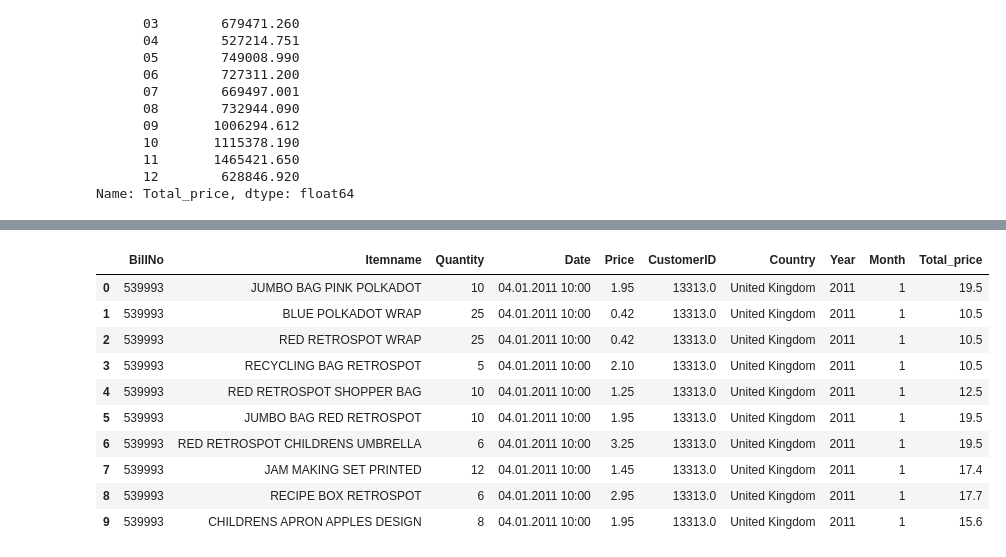
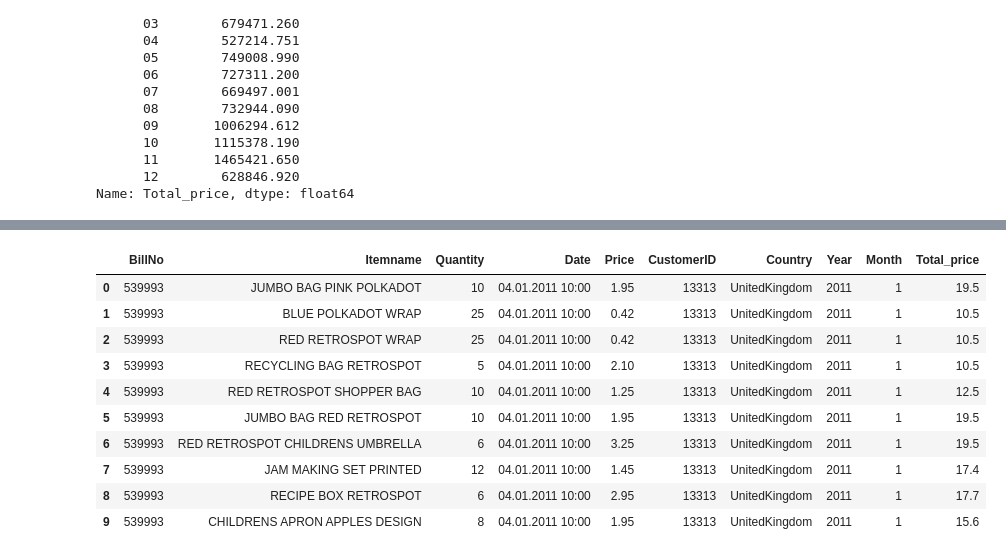
Before and after one commit to kundusandeepan/market_basket_analysis, a Jupyter notebook: Untitled.ipynb, the cells around one changed output, grey strips where cells are left out. Saved outputs shown, nothing was run; the diff lists cells and outputs as text; code cells hidden in the pictures.

```diff
--- a/Untitled.ipynb
+++ b/Untitled.ipynb
@@ -245,19 +243,19 @@ You should consider upgrading via the 'C:\Python310\python.exe -m pip install --
 # %%
 # File to Load
-data_df = pd.read_csv("Resources1\cleaneddata.csv")
+data_df = pd.read_csv("Resources1\cleaneddata1.csv")
 data_df.head(10)
 # %% [output]
 |  | BillNo | Itemname | Quantity | Date | Price | CustomerID | Country | Year | Month | Total_price |
-| 0 | 539993 | JUMBO BAG PINK POLKADOT | 10 | 04.01.2011 10:00 | 1.95 | 13313.0 | United Kingdom | 2011 | 1 | 19.5 |
-| 1 | 539993 | BLUE POLKADOT WRAP | 25 | 04.01.2011 10:00 | 0.42 | 13313.0 | United Kingdom | 2011 | 1 | 10.5 |
-| 2 | 539993 | RED RETROSPOT WRAP | 25 | 04.01.2011 10:00 | 0.42 | 13313.0 | United Kingdom | 2011 | 1 | 10.5 |
-| 3 | 539993 | RECYCLING BAG RETROSPOT | 5 | 04.01.2011 10:00 | 2.10 | 13313.0 | United Kingdom | 2011 | 1 | 10.5 |
-| 4 | 539993 | RED RETROSPOT SHOPPER BAG | 10 | 04.01.2011 10:00 | 1.25 | 13313.0 | United Kingdom | 2011 | 1 | 12.5 |
-| 5 | 539993 | JUMBO BAG RED RETROSPOT | 10 | 04.01.2011 10:00 | 1.95 | 13313.0 | United Kingdom | 2011 | 1 | 19.5 |
-| 6 | 539993 | RED RETROSPOT CHILDRENS UMBRELLA | 6 | 04.01.2011 10:00 | 3.25 | 13313.0 | United Kingdom | 2011 | 1 | 19.5 |
-| 7 | 539993 | JAM MAKING SET PRINTED | 12 | 04.01.2011 10:00 | 1.45 | 13313.0 | United Kingdom | 2011 | 1 | 17.4 |
-| 8 | 539993 | RECIPE BOX RETROSPOT | 6 | 04.01.2011 10:00 | 2.95 | 13313.0 | United Kingdom | 2011 | 1 | 17.7 |
-| 9 | 539993 | CHILDRENS APRON APPLES DESIGN | 8 | 04.01.2011 10:00 | 1.95 | 13313.0 | United Kingdom | 2011 | 1 | 15.6 |
+| 0 | 539993 | JUMBO BAG PINK POLKADOT | 10 | 04.01.2011 10:00 | 1.95 | 13313 | UnitedKingdom | 2011 | 1 | 19.5 |
+| 1 | 539993 | BLUE POLKADOT WRAP | 25 | 04.01.2011 10:00 | 0.42 | 13313 | UnitedKingdom | 2011 | 1 | 10.5 |
+| 2 | 539993 | RED RETROSPOT WRAP | 25 | 04.01.2011 10:00 | 0.42 | 13313 | UnitedKingdom | 2011 | 1 | 10.5 |
+| 3 | 539993 | RECYCLING BAG RETROSPOT | 5 | 04.01.2011 10:00 | 2.10 | 13313 | UnitedKingdom | 2011 | 1 | 10.5 |
+| 4 | 539993 | RED RETROSPOT SHOPPER BAG | 10 | 04.01.2011 10:00 | 1.25 | 13313 | UnitedKingdom | 2011 | 1 | 12.5 |
+| 5 | 539993 | JUMBO BAG RED RETROSPOT | 10 | 04.01.2011 10:00 | 1.95 | 13313 | UnitedKingdom | 2011 | 1 | 19.5 |
+| 6 | 539993 | RED RETROSPOT CHILDRENS UMBRELLA | 6 | 04.01.2011 10:00 | 3.25 | 13313 | UnitedKingdom | 2011 | 1 | 19.5 |
+| 7 | 539993 | JAM MAKING SET PRINTED | 12 | 04.01.2011 10:00 | 1.45 | 13313 | UnitedKingdom | 2011 | 1 | 17.4 |
+| 8 | 539993 | RECIPE BOX RETROSPOT | 6 | 04.01.2011 10:00 | 2.95 | 13313 | UnitedKingdom | 2011 | 1 | 17.7 |
+| 9 | 539993 | CHILDRENS APRON APPLES DESIGN | 8 | 04.01.2011 10:00 | 1.95 | 13313 | UnitedKingdom | 2011 | 1 | 15.6 |
 # %%
 # Import dependencies.
 import matplotlib.pyplot as plt
```
Also changed, not shown: parts of 20 cells of this notebook.
